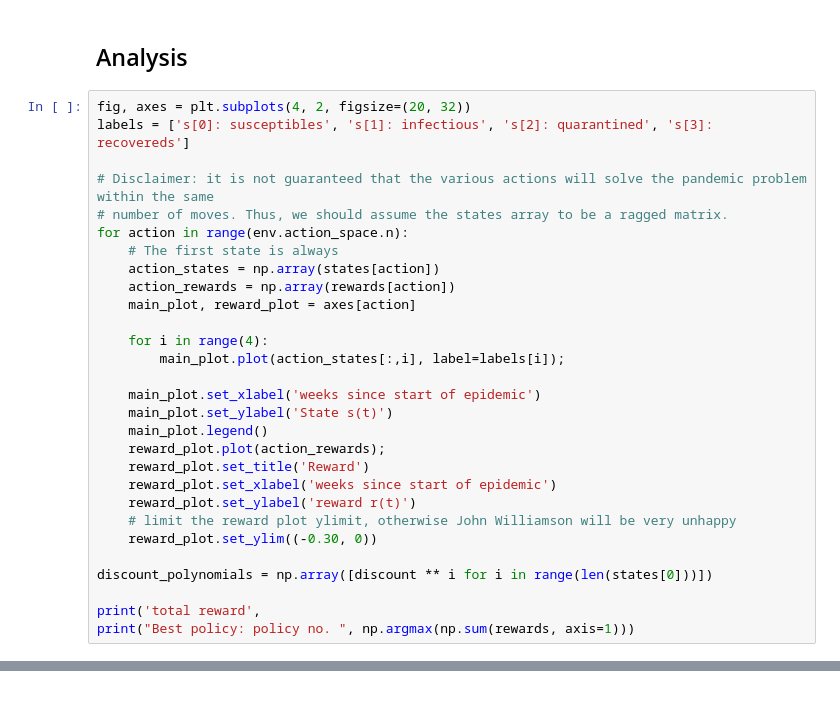
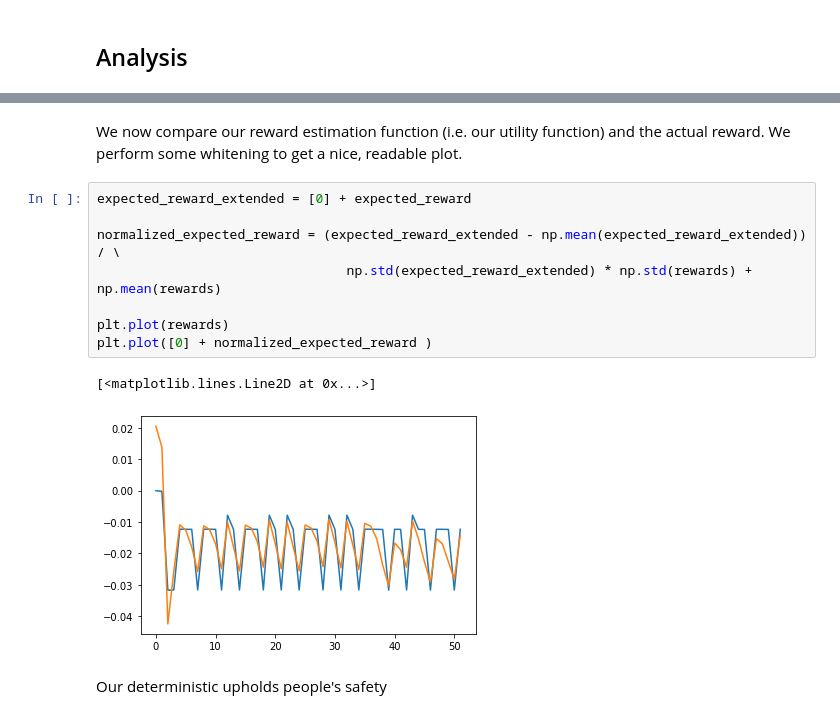
Before and after one commit to erolm-a/ai-coursework-2020, a Jupyter notebook: notebooks/run_deterministic.ipynb, the cells around one changed output, grey strips where cells are left out. Saved outputs shown, nothing was run; the diff lists cells and outputs as text.

```diff
--- a/notebooks/run_deterministic.ipynb
+++ b/notebooks/run_deterministic.ipynb
@@ -68,31 +107,2 @@ for action in range(env.action_space.n):
 # %% [markdown]
 ## Analysis
-# %%
-fig, axes = plt.subplots(4, 2, figsize=(20, 32))
-labels = ['s[0]: susceptibles', 's[1]: infectious', 's[2]: quarantined', 's[3]: recovereds']
-
-# Disclaimer: it is not guaranteed that the various actions will solve the pandemic problem within the same
-# number of moves. Thus, we should assume the states array to be a ragged matrix.
-for action in range(env.action_space.n):
-    # The first state is always
-    action_states = np.array(states[action])
-    action_rewards = np.array(rewards[action])
-    main_plot, reward_plot = axes[action]
-
-    for i in range(4):
-        main_plot.plot(action_states[:,i], label=labels[i]);
-
-    main_plot.set_xlabel('weeks since start of epidemic')
-    main_plot.set_ylabel('State s(t)')
-    main_plot.legend()
-    reward_plot.plot(action_rewards);
-    reward_plot.set_title('Reward')
-    reward_plot.set_xlabel('weeks since start of epidemic')
-    reward_plot.set_ylabel('reward r(t)')
-    # limit the reward plot ylimit, otherwise John Williamson will be very unhappy
-    reward_plot.set_ylim((-0.30, 0))
-
-discount_polynomials = np.array([discount ** i for i in range(len(states[0]))])
-
-print('total reward',
-print("Best policy: policy no. ", np.argmax(np.sum(rewards, axis=1)))
@@ -102,0 +204,15 @@ Best policy: policy no.  2
+# %% [markdown]
+We now compare our reward estimation function (i.e. our utility function) and the actual reward. We perform some whitening to get a nice, readable plot.
+# %%
+expected_reward_extended = [0] + expected_reward
+
+normalized_expected_reward = (expected_reward_extended - np.mean(expected_reward_extended)) / \
+                                np.std(expected_reward_extended) * np.std(rewards) + np.mean(rewards)
+
+plt.plot(rewards)
+plt.plot([0] + normalized_expected_reward )
+# %% [output]
+[<matplotlib.lines.Line2D at 0x...>]
+[figure, added]
+# %% [markdown]
+Our deterministic upholds people's safety
```
Also changed, not shown: parts of 10 cells of this notebook, 1 other file.
